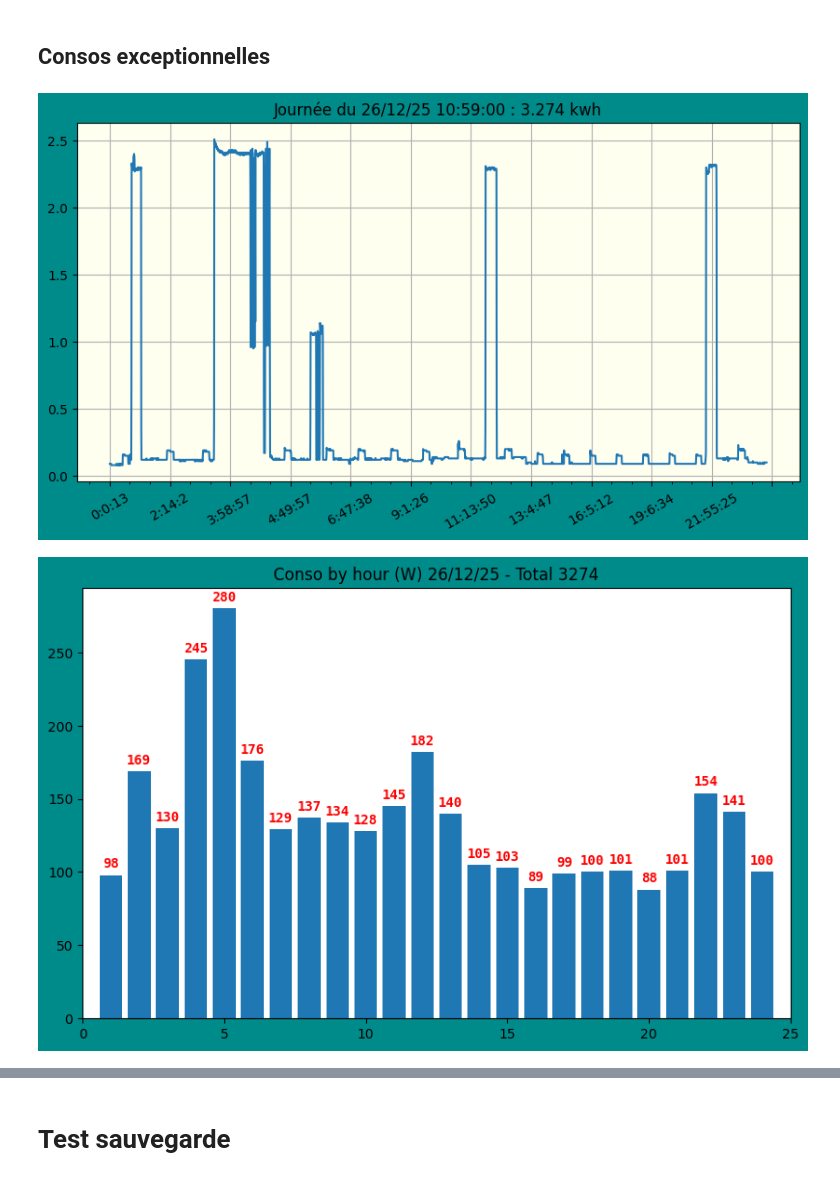
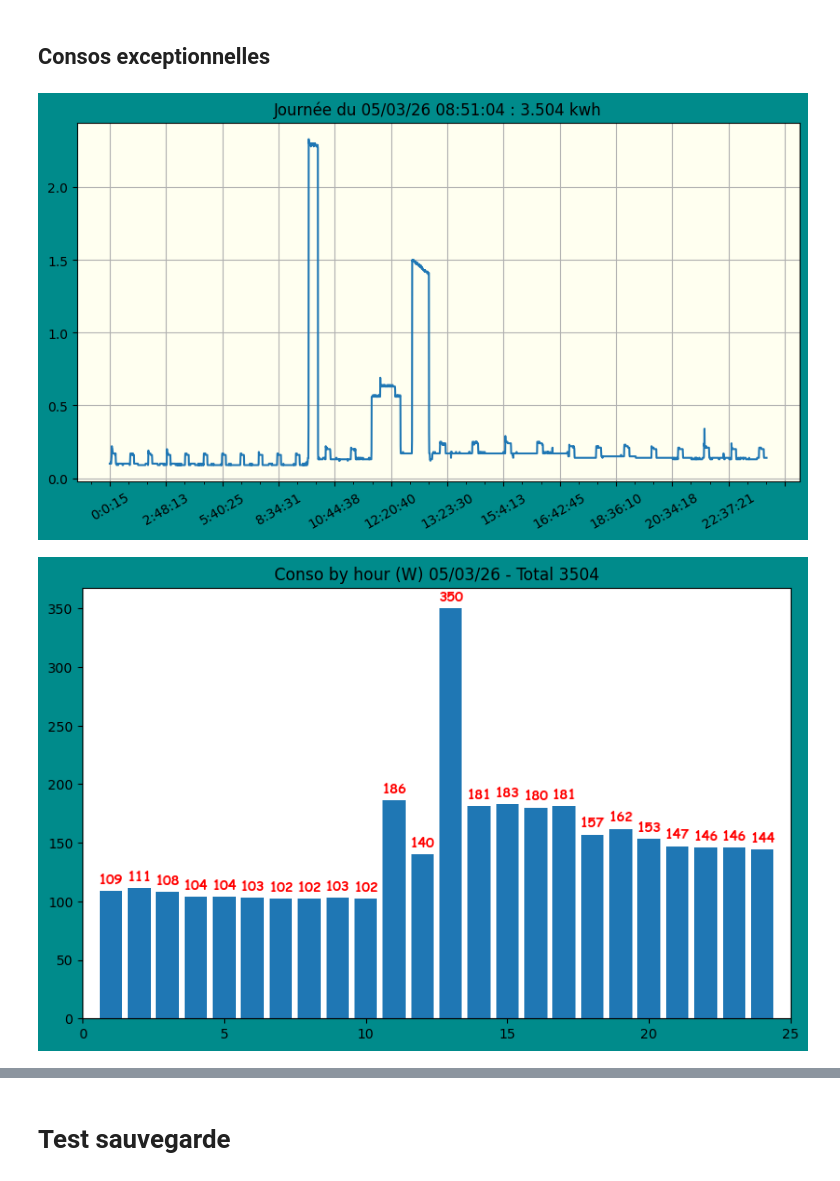
Before and after one commit to jdavid54/jupyter_notebooks2, a Jupyter notebook: conso_kwh_mini.ipynb, the cells around one changed output, grey strips where cells are left out. Saved outputs shown, nothing was run; the diff lists cells and outputs as text; code cells hidden in the pictures.

```diff
--- a/conso_kwh_mini.ipynb
+++ b/conso_kwh_mini.ipynb
@@ -1604,14 +1589,15 @@ conso_by_hour(today)
 # %%
 # 21/04/25 cuisine midi et télé le soir 4.115 kWh
 # 19/07/25 cuisine midi et télé le soir 4.21 kWh
 # 18/08/25 jacques et frites-entrecote au four (15 mn à 180°C) à midi 4.11 kWh
 # 26/08/25 cuisine midi et projection le soir de 18h à 22h 4.36 kWh
-day = '26/12/25'
+# day = '26/12/25'
+day = '05/03/26'
 day, show(day,bgcolor='ivory')
 conso_by_hour(day)
 # %% [output]
-[figure, old version]
+[figure, new version]
-[figure, old version]
+[figure, new version]
 # %%
 print('Conso max',maxday)
 # retour vietnam 22/10/2024
```
Also changed, not shown: parts of 144 cells of this notebook, 8 other files.
